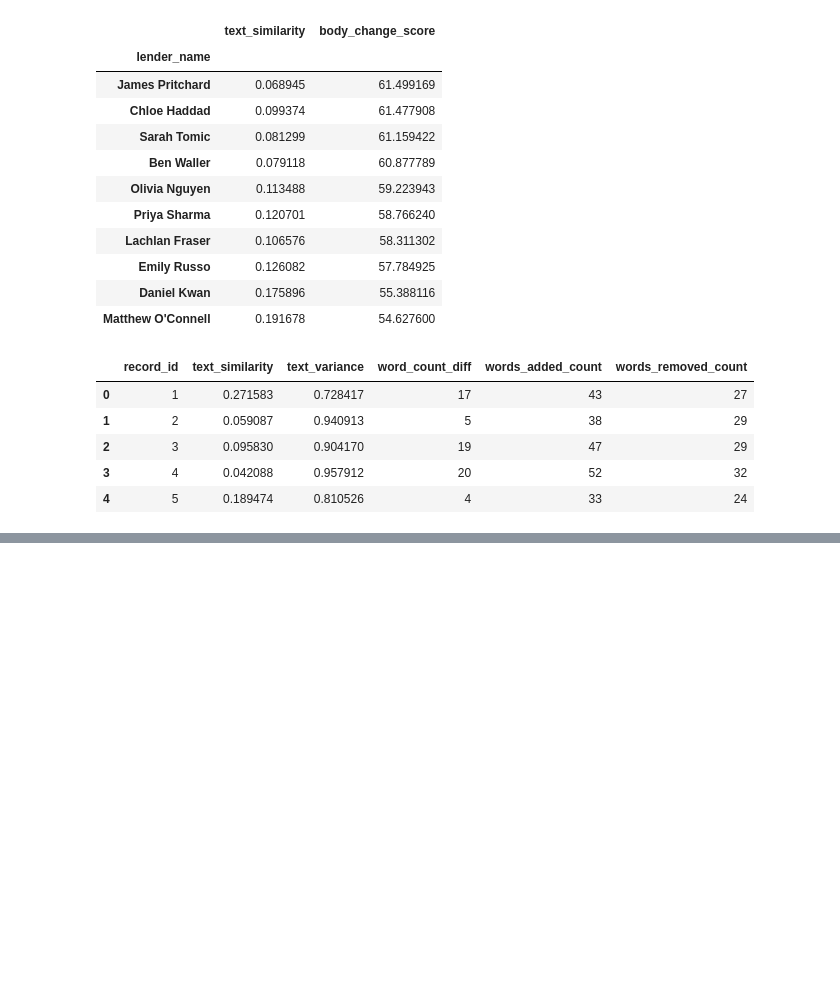
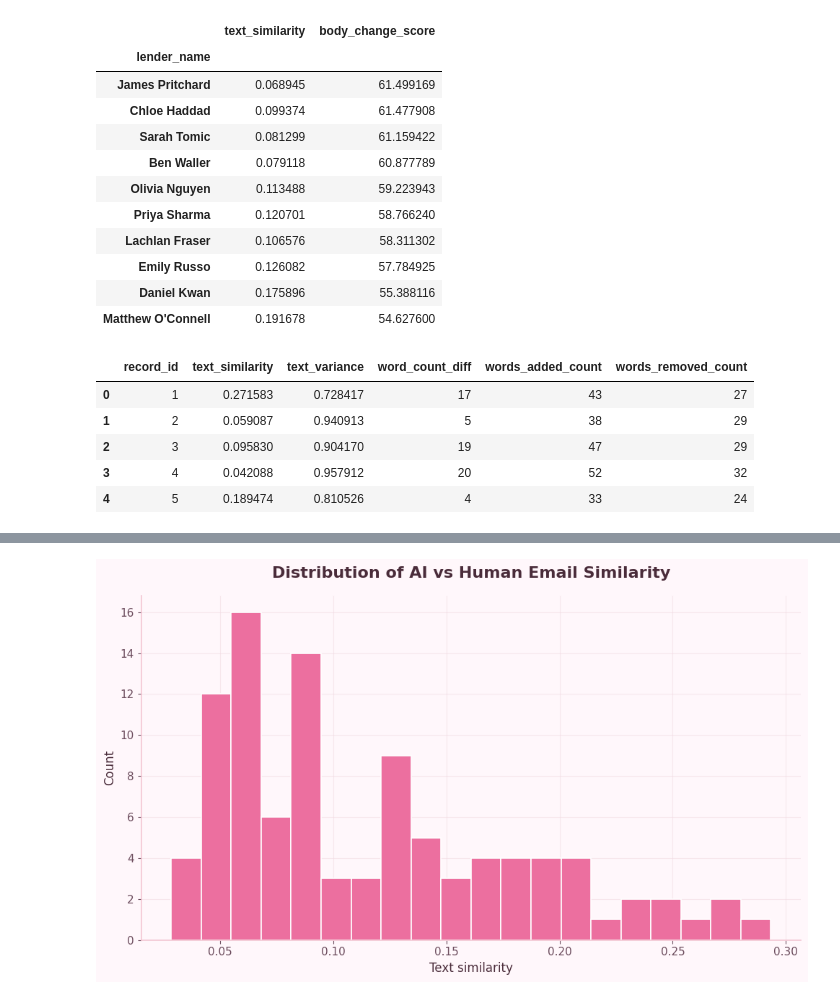
Before and after one commit to suzy-hur/IOD_lab_work, a Jupyter notebook: email_analysis.ipynb, the cells around one changed output, grey strips where cells are left out. Saved outputs shown, nothing was run; the diff lists cells and outputs as text; code cells hidden in the pictures; blank space fills up the shorter version.

```diff
--- a/email_analysis.ipynb
+++ b/email_analysis.ipynb
@@ -270,0 +340,10 @@ df[['record_id', 'text_similarity', 'text_variance', 'word_count_diff', 'words_a
+# %%
+## similarity distribution
+
+fig, ax = plt.subplots()
+ax.hist(df["text_similarity"], bins=20, color=PINK, edgecolor="white", linewidth=1.2)
+style_ax(ax, "Distribution of AI vs Human Email Similarity", "Text similarity", "Count")
+plt.tight_layout()
+plt.show()
+# %% [output]
+[figure, added]
```
Also changed, not shown: parts of 7 cells of this notebook.
